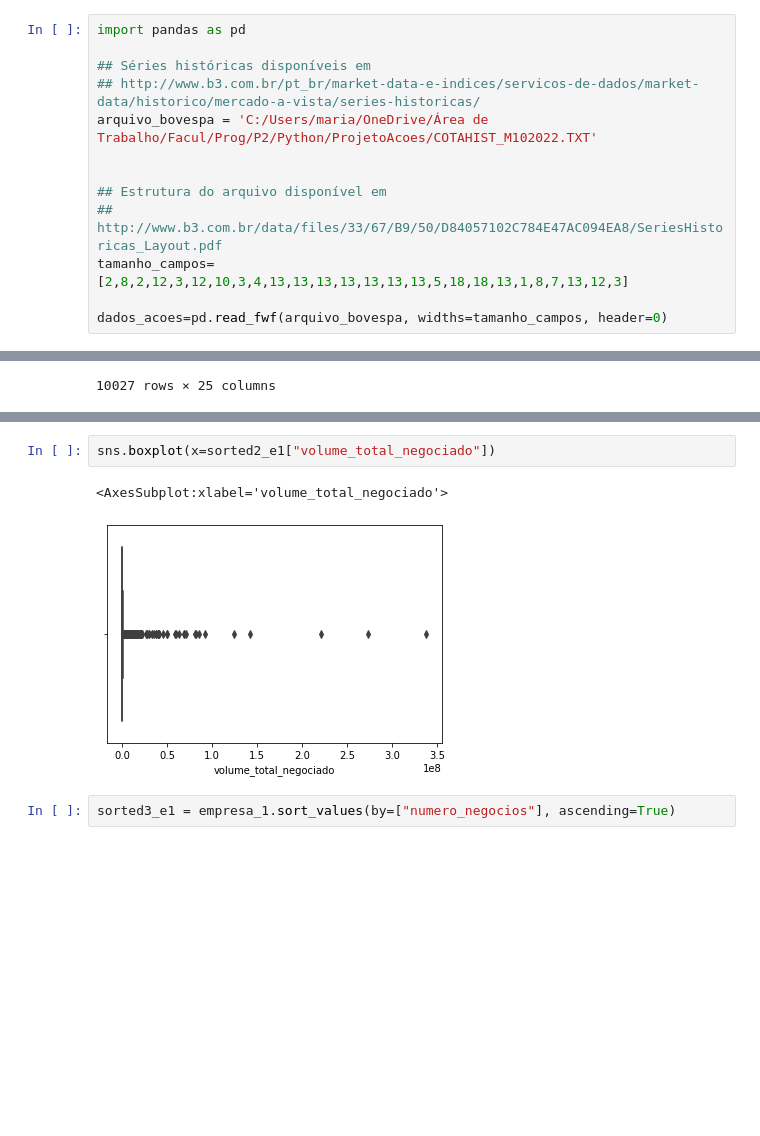
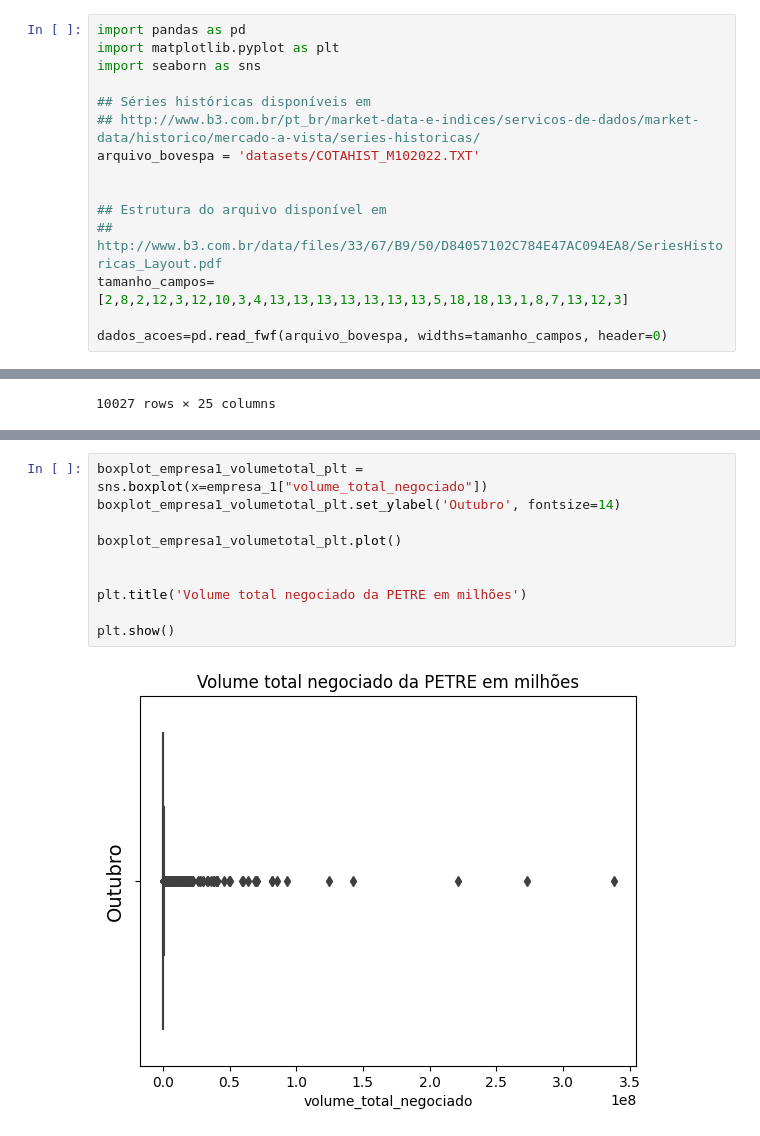
Before and after one commit to data-science-ci/actions-price-analysis, a Jupyter notebook: bovespa.ipynb, the cells around one changed output, grey strips where cells are left out. Saved outputs shown, nothing was run; the diff lists cells and outputs as text; blank space fills up the shorter version.

```diff
--- a/bovespa.ipynb
+++ b/bovespa.ipynb
@@ -1,9 +1,11 @@
 # %%
 import pandas as pd
+import matplotlib.pyplot as plt
+import seaborn as sns
 
 ## Séries históricas disponíveis em
 ## http://www.b3.com.br/pt_br/market-data-e-indices/servicos-de-dados/market-data/historico/mercado-a-vista/series-historicas/
-arquivo_bovespa = 'C:/Users/maria/OneDrive/Área de Trabalho/Facul/Prog/P2/Python/ProjetoAcoes/COTAHIST_M102022.TXT'
+arquivo_bovespa = 'datasets/COTAHIST_M102022.TXT'
 
 
 ## Estrutura do arquivo disponível em
@@ -181,10 +152,15 @@ sorted2_e1["volume_total_negociado"].median()
 # %% [output]
 38973.0
 # %%
-sns.boxplot(x=sorted2_e1["volume_total_negociado"])
+boxplot_empresa1_volumetotal_plt = sns.boxplot(x=empresa_1["volume_total_negociado"])
+boxplot_empresa1_volumetotal_plt.set_ylabel('Outubro', fontsize=14)
+
+boxplot_empresa1_volumetotal_plt.plot()
+
+
+plt.title('Volume total negociado da PETRE em milhões')
+
+plt.show()
 # %% [output]
-<AxesSubplot:xlabel='volume_total_negociado'>
-[figure, old version]
+[figure, new version]
-# %%
-sorted3_e1 = empresa_1.sort_values(by=["numero_negocios"], ascending=True)
 # %%
```
Also changed, not shown: parts of 27 cells of this notebook.
